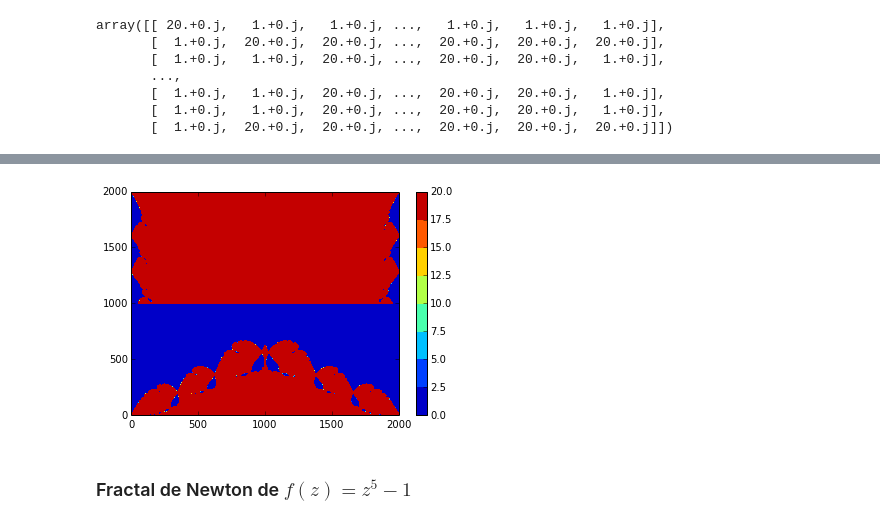
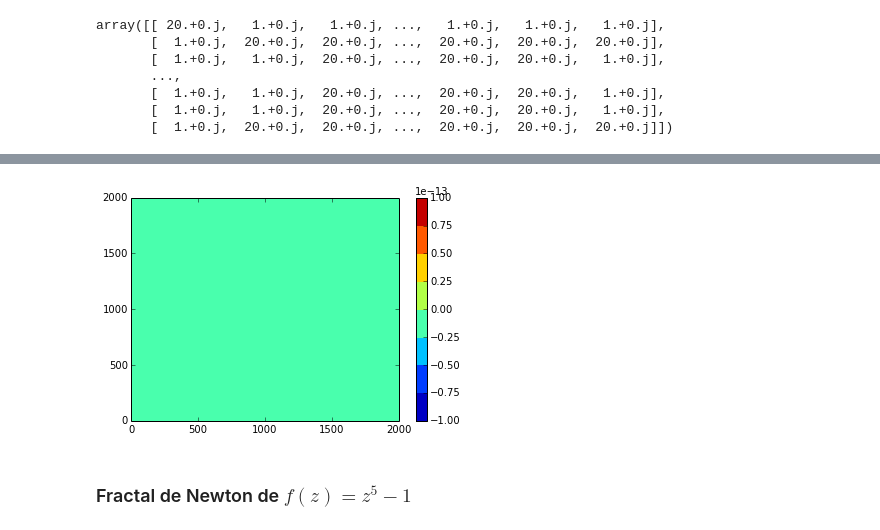
Before and after one commit to davidphysdavalos/ClasePython, a Jupyter notebook: ProyectoFinal/Presentacion.ipynb, the cells around one changed output, grey strips where cells are left out. Saved outputs shown, nothing was run; the diff lists cells and outputs as text; code cells hidden in the pictures.

```diff
--- a/ProyectoFinal/Presentacion.ipynb
+++ b/ProyectoFinal/Presentacion.ipynb
@@ -87,0 +240,12 @@ CPIntervalo [[1.0,1.0],[4.71238898038,4.71238898038]]
+# %%
+li=range(0,100)
+la=range(0,100)
+
+
+for k in range(0,100):
+
+    A=CPIntervalo(np.random.uniform(0,10),np.random.uniform(0,10))
+    B=cart2polar(polar2cart(A))
+
+    li[k]=(A.mod-B.mod).abs()
+    la[k]=(A.arg-B.arg).abs()
@@ -87,0 +262,13 @@ CPIntervalo [[1.0,1.0],[4.71238898038,4.71238898038]]
+# %%
+li=range(0,100)
+la=range(0,100)
+
+
+for k in range(0,100):
+
+    A=CPIntervalo(Intervalo(np.random.uniform(0,10),np.random.uniform(0,10)),\
+                  Intervalo(np.random.uniform(0,10),np.random.uniform(0,10)))
+    B=cart2polar(polar2cart(A))
+
+    li[k]=(A.mod-B.mod).abs()
+    la[k]=(A.arg-B.arg).abs()
@@ -87,0 +302,13 @@ CPIntervalo [[1.0,1.0],[4.71238898038,4.71238898038]]
+# %%
+li=range(0,100)
+la=range(0,100)
+
+
+for k in range(0,100):
+
+    A=CIntervalo(Intervalo(np.random.uniform(0,10),np.random.uniform(0,10)),\
+                  Intervalo(np.random.uniform(0,10),np.random.uniform(0,10)))
+    B=polar2cart(cart2polar(A))
+
+    li[k]=(A.re-B.re).abs()
+    la[k]=(A.im-B.im).abs()
@@ -200,11 +436,11 @@ for i in range(-1000,1000):
 
         if B[i,j]==(1.0+0.0j) or B[i,j]==-0.5+0.8660254j or B[i,j]==-0.5-0.8660254j or B[i,j]==0:
 
-            if B[i,j]==-0.5+0.8660254j:
+            if abs(B[i,j]-(-0.5+0.8660254j))<0.00000000001:
 
                 B[i,j]=10.0
 
-            if B[i,j]==-0.5-0.8660254j:
+            if abs(B[i,j]-(-0.5-0.8660254j))<0.00000000001:
 
                 B[i,j]=-10.0
 
@@ -240,10 +460,10 @@ array([[ nan      +nanj,  1.0+0.j       ,  1.0+0.j       , ...,
 # %%
 plt.figure()
-plt.contourf(B)
+plt.contourf(B.imag)
 plt.colorbar()
 plt.show()
 # %% [output]
-[figure, old version]
+[figure, new version]
 # %% [markdown]
 ### Fractal de Newton de $f(z)=z^5-1$
 # %%
```
Also changed, not shown: parts of 49 cells of this notebook, 4 other files.
